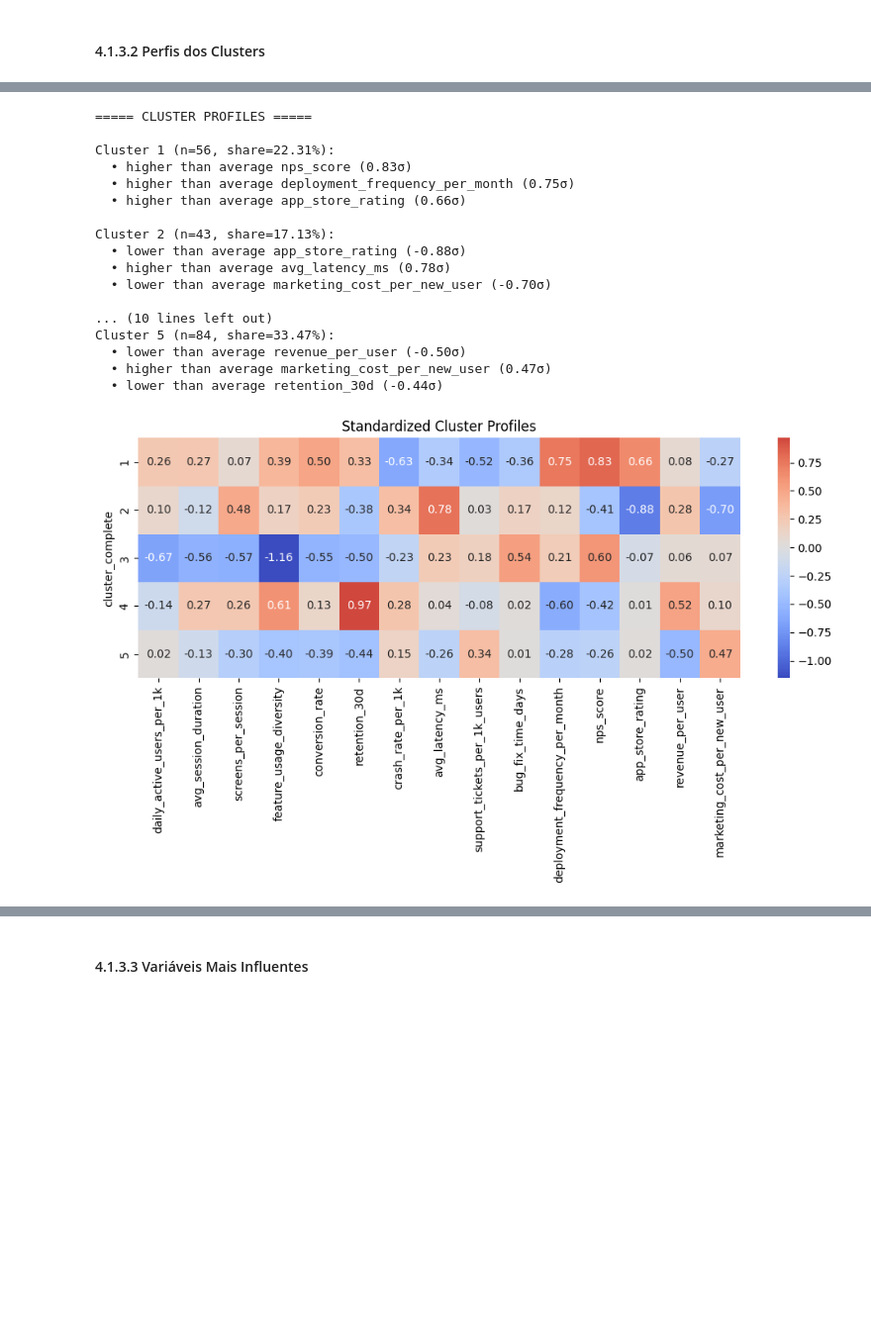
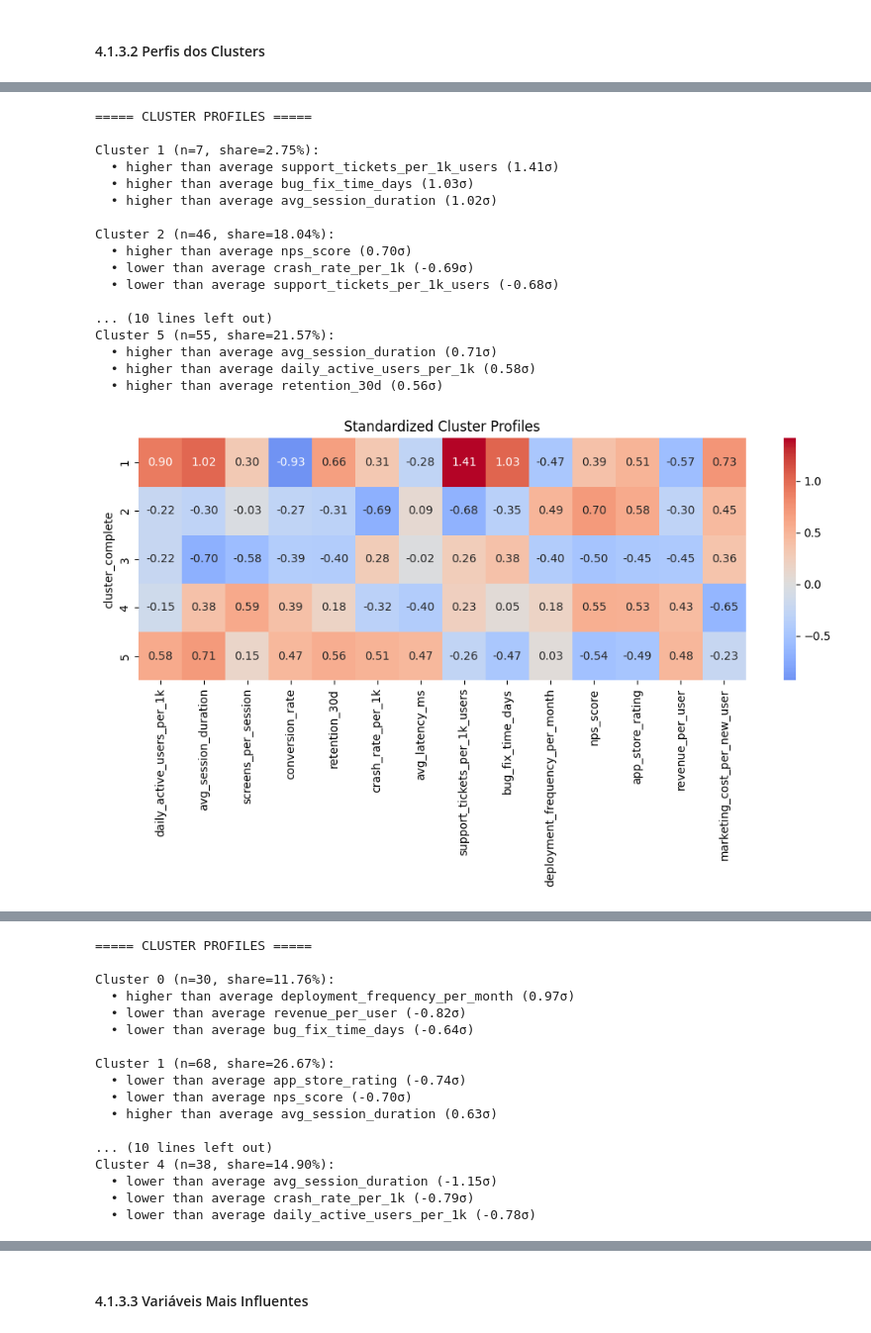
Before and after one commit to jfeiteira/Mini-projeto-do-PCA-e-Cluster, a Jupyter notebook: cluster.ipynb, the cells around one changed output, grey strips where cells are left out. Shown at 99% size. Cells and saved outputs as stored; diff of their text form; code cells hidden in the pictures; blank space fills up the shorter version.

```diff
--- a/cluster.ipynb
+++ b/cluster.ipynb
@@ -732,9 +412,9 @@ plt.show()
 # %% [output]
 [figure]
 # %%
-df_scaled = pd.DataFrame(df_scaled, columns=df_imp_2.columns)
-df_clean_2 = df_scaled.loc[~outliers_mask].reset_index(drop=True)
-X_clean_2 = df_clean.select_dtypes(include=[np.number])
+df_scaled_2 = pd.DataFrame(df_scaled_2, columns=df_imp_2.columns)
+df_clean_2 = df_scaled_2.loc[~outliers_mask].reset_index(drop=True)
+X_clean_2 = df_clean_2.select_dtypes(include=[np.number])
 
 scaler = RobustScaler()
 X_scaled_clean_2 = scaler.fit_transform(X_clean_2)
@@ -999,15 +743,6 @@ def cluster_profiling(
     heatmap_figsize=(10, 6),
     cmap='coolwarm'
 ):
-    """
-    Computes cluster profiles including:
-    - Mean characteristics
-    - Standardized (z-score) profiles
-    - Cluster sizes and shares
-    - Reduced profile with most influential features
-    - Textual cluster descriptions
-    - Optional heatmap visualization
-    """
 
     # ---------- Basic setup ----------
     features = df.drop(columns=[cluster_col])
@@ -1094,20 +829,25 @@ def cluster_profiling(
         'reduced_profile': cluster_profile_reduced
     }
 # %%
-profiles_single = cluster_profiling(
-    df=df_sing,
+profiles_single_df2 = cluster_profiling(
+    df=df2_sing,
     cluster_col='cluster_single'
 )
 
-profiles_complete = cluster_profiling(
-    df=df_comp,
+profiles_complete_df2 = cluster_profiling(
+    df=df2_comp,
     cluster_col='cluster_complete'
 )
 
-profiles_average = cluster_profiling(
-    df=df_avg,
+profiles_average_df2 = cluster_profiling(
+    df=df2_avg,
     cluster_col='cluster_average'
 )
+
+profiles_kMeans_df2 = cluster_profiling(
+    df= df_k2,
+    cluster_col = 'cluster_kmeans'
+)
 # %% [output]
 ===== CLUSTER PROFILES =====
 
@@ -1130,20 +870,20 @@ Cluster 5 (n=1, share=0.40%):
 ===== CLUSTER PROFILES =====
 
-Cluster 1 (n=56, share=22.31%):
-  • higher than average nps_score (0.83σ)
-  • higher than average deployment_frequency_per_month (0.75σ)
-  • higher than average app_store_rating (0.66σ)
+Cluster 1 (n=7, share=2.75%):
+  • higher than average support_tickets_per_1k_users (1.41σ)
+  • higher than average bug_fix_time_days (1.03σ)
+  • higher than average avg_session_duration (1.02σ)
 
-Cluster 2 (n=43, share=17.13%):
-  • lower than average app_store_rating (-0.88σ)
-  • higher than average avg_latency_ms (0.78σ)
-  • lower than average marketing_cost_per_new_user (-0.70σ)
+Cluster 2 (n=46, share=18.04%):
+  • higher than average nps_score (0.70σ)
+  • lower than average crash_rate_per_1k (-0.69σ)
+  • lower than average support_tickets_per_1k_users (-0.68σ)
 
 ... (10 lines left out)
-Cluster 5 (n=84, share=33.47%):
-  • lower than average revenue_per_user (-0.50σ)
-  • higher than average marketing_cost_per_new_user (0.47σ)
-  • lower than average retention_30d (-0.44σ)
+Cluster 5 (n=55, share=21.57%):
+  • higher than average avg_session_duration (0.71σ)
+  • higher than average daily_active_users_per_1k (0.58σ)
+  • higher than average retention_30d (0.56σ)
-[figure, old version]
+[figure, new version]
 ===== CLUSTER PROFILES =====
 
@@ -1165,0 +906,17 @@ Cluster 5 (n=236, share=94.02%):
+===== CLUSTER PROFILES =====
+
+Cluster 0 (n=30, share=11.76%):
+  • higher than average deployment_frequency_per_month (0.97σ)
+  • lower than average revenue_per_user (-0.82σ)
+  • lower than average bug_fix_time_days (-0.64σ)
+
+Cluster 1 (n=68, share=26.67%):
+  • lower than average app_store_rating (-0.74σ)
+  • lower than average nps_score (-0.70σ)
+  • higher than average avg_session_duration (0.63σ)
+
+... (10 lines left out)
+Cluster 4 (n=38, share=14.90%):
+  • lower than average avg_session_duration (-1.15σ)
+  • lower than average crash_rate_per_1k (-0.79σ)
+  • lower than average daily_active_users_per_1k (-0.78σ)
```
Also changed, not shown: parts of 90 cells of this notebook.
